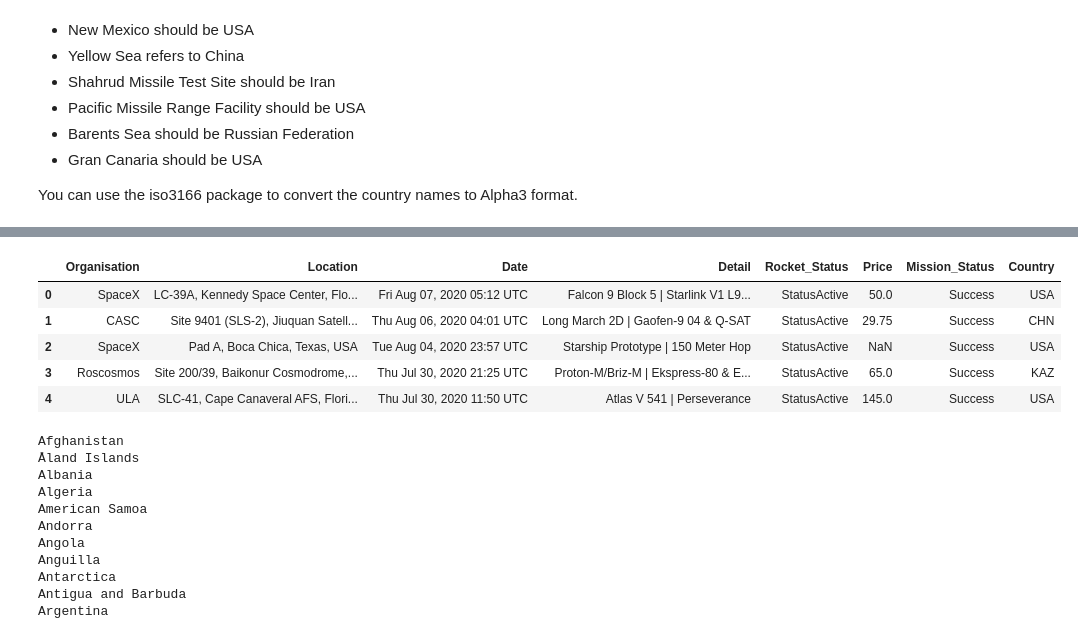
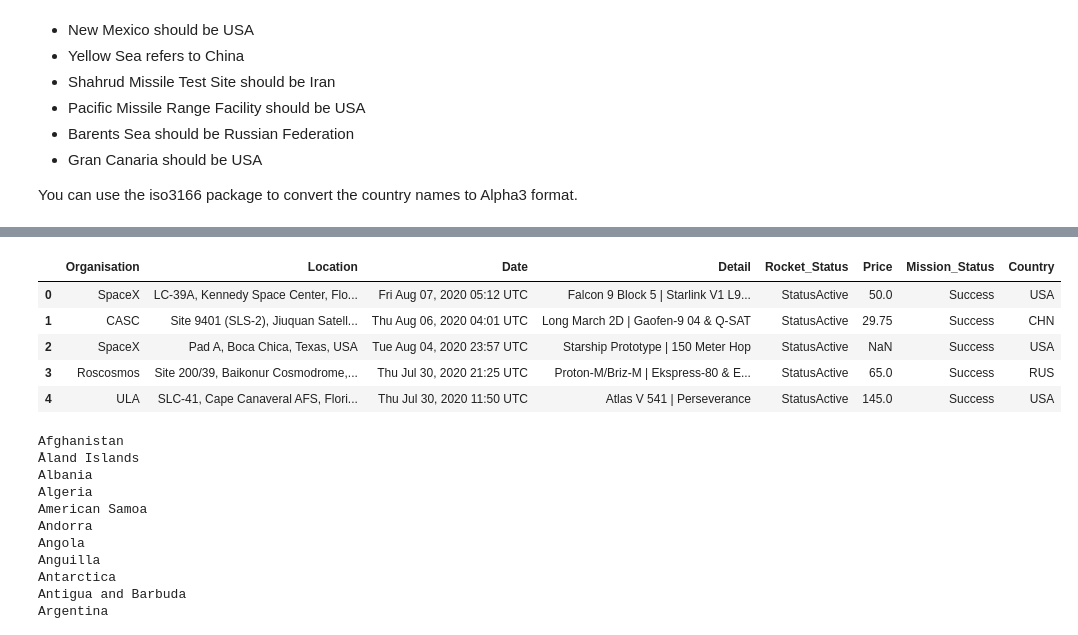
Before and after one commit to christinichka/Space-Race-Analysis, a Jupyter notebook: Space_Missions_Analysis_Capstone.ipynb, the cells around one changed output, grey strips where cells are left out. Cells and saved outputs as stored; diff of their text form; code cells hidden in the pictures.

```diff
--- a/Space_Missions_Analysis_Capstone.ipynb
+++ b/Space_Missions_Analysis_Capstone.ipynb
@@ -244,34 +244,35 @@ You can use the iso3166 package to convert the country names to Alpha3 format.
 # %%
 df_data["Country"] = df_data["Location"].str.split(", ").str[-1]
 
 df_data.loc[(df_data["Country"] == 'Russia'), "Country"] = "Russian Federation"
 df_data.loc[(df_data["Country"] == 'New Mexico'), "Country"] = "USA"
 df_data.loc[(df_data["Country"] == 'Yellow Sea'), "Country"] = "China"
 df_data.loc[(df_data["Country"] == 'Shahrud Missile Test Site'), "Country"] = "Iran"
 df_data.loc[(df_data["Country"] == 'Pacific Missile Range Facility'), "Country"] = "USA"
 df_data.loc[(df_data["Country"] == 'Barents Sea'), "Country"] = "Russian Federation"
 df_data.loc[(df_data["Country"] == 'Gran Canaria'), "Country"] = "USA"
 df_data.loc[(df_data["Country"] == 'Iran'), "Country"] = "Iran, Islamic Republic of"
 df_data.loc[(df_data["Country"] == 'South Korea'), "Country"] = "Korea, Republic of"
 df_data.loc[(df_data["Country"] == 'North Korea'), "Country"] = "Korea, Democratic People's Republic of"
+df_data.loc[(df_data["Country"] == 'Kazakhstan'), "Country"] = "Russian Federation"
 
 countries = {country.name: key for key, country in iso.countries_by_alpha3.items()}
 df_data = df_data.replace({"Country": countries})
 
 launches = df_data["Country"].value_counts().rename_axis("Country").reset_index(name='counts')
 launches.head()
 
 world_map = px.choropleth(launches, locations="Country", color="counts", color_continuous_scale=px.colors.sequential.matter)
 world_map.update_layout(coloraxis_showscale=True)
 world_map.show()
 df_data.head()
 # %% [output]
 [interactive output not drawn]
 |  | Organisation | Location | Date | Detail | Rocket_Status | Price | Mission_Status | Country |
 | 0 | SpaceX | LC-39A, Kennedy Space Center, Flo... | Fri Aug 07, 2020 05:12 UTC | Falcon 9 Block 5 | Starlink V1 L9... | StatusActive | 50.0 | Success | USA |
 | 1 | CASC | Site 9401 (SLS-2), Jiuquan Satell... | Thu Aug 06, 2020 04:01 UTC | Long March 2D | Gaofen-9 04 & Q-SAT | StatusActive | 29.75 | Success | CHN |
 | 2 | SpaceX | Pad A, Boca Chica, Texas, USA | Tue Aug 04, 2020 23:57 UTC | Starship Prototype | 150 Meter Hop | StatusActive | NaN | Success | USA |
-| 3 | Roscosmos | Site 200/39, Baikonur Cosmodrome,... | Thu Jul 30, 2020 21:25 UTC | Proton-M/Briz-M | Ekspress-80 & E... | StatusActive | 65.0 | Success | KAZ |
+| 3 | Roscosmos | Site 200/39, Baikonur Cosmodrome,... | Thu Jul 30, 2020 21:25 UTC | Proton-M/Briz-M | Ekspress-80 & E... | StatusActive | 65.0 | Success | RUS |
 | 4 | ULA | SLC-41, Cape Canaveral AFS, Flori... | Thu Jul 30, 2020 11:50 UTC | Atlas V 541 | Perseverance | StatusActive | 145.0 | Success | USA |
 # %%
 for c in countries:
```
Also changed, not shown: parts of 12 cells of this notebook.
